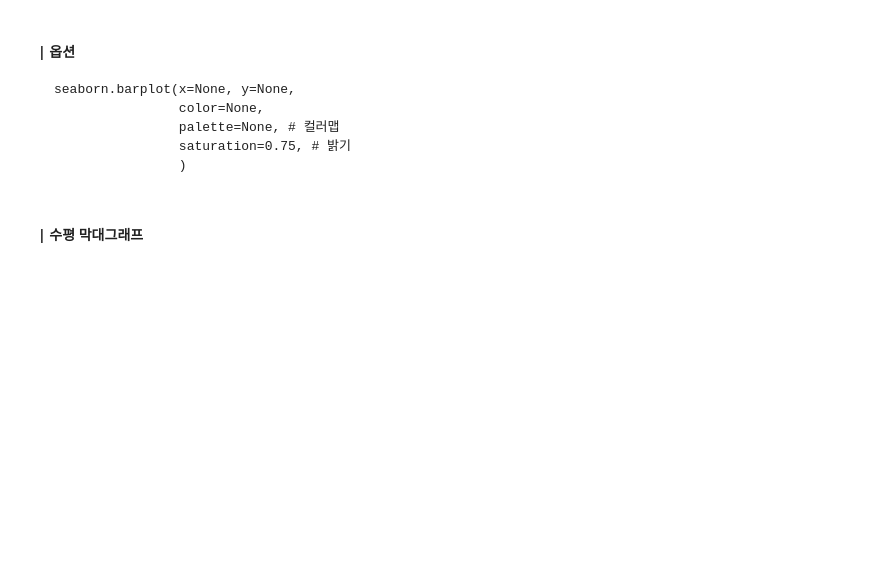
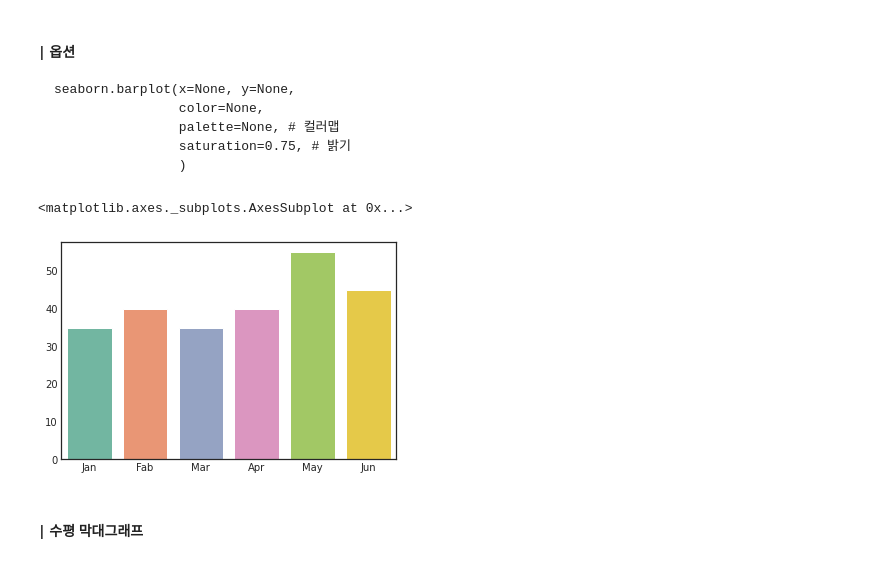
Before and after one commit to LeeHuiJong/DataAnalysis_ML, a Jupyter notebook: ch02_03_막대그래프.ipynb, the cells around one changed output. Cells and saved outputs as stored; diff of their text form; code cells hidden in the pictures; blank space fills up the shorter version.

````diff
--- a/ch02_03_막대그래프.ipynb
+++ b/ch02_03_막대그래프.ipynb
@@ -112,11 +112,14 @@ seaborn.barplot(x=None, y=None,
                 )
 ```
 # %%
-seaborn.barplot(x=xs, y=nums,
+sns.barplot(x=xs, y=nums,
                 color='b',
-                palette='set2', # 컬러맵
+                palette='Set2', # 컬러맵
                 saturation=0.75, # 밝기
                 )
+# %% [output]
+<matplotlib.axes._subplots.AxesSubplot at 0x...>
+[figure, added]
 # %% [markdown]
 #### **| 수평 막대그래프**
 # %% [markdown]
````
